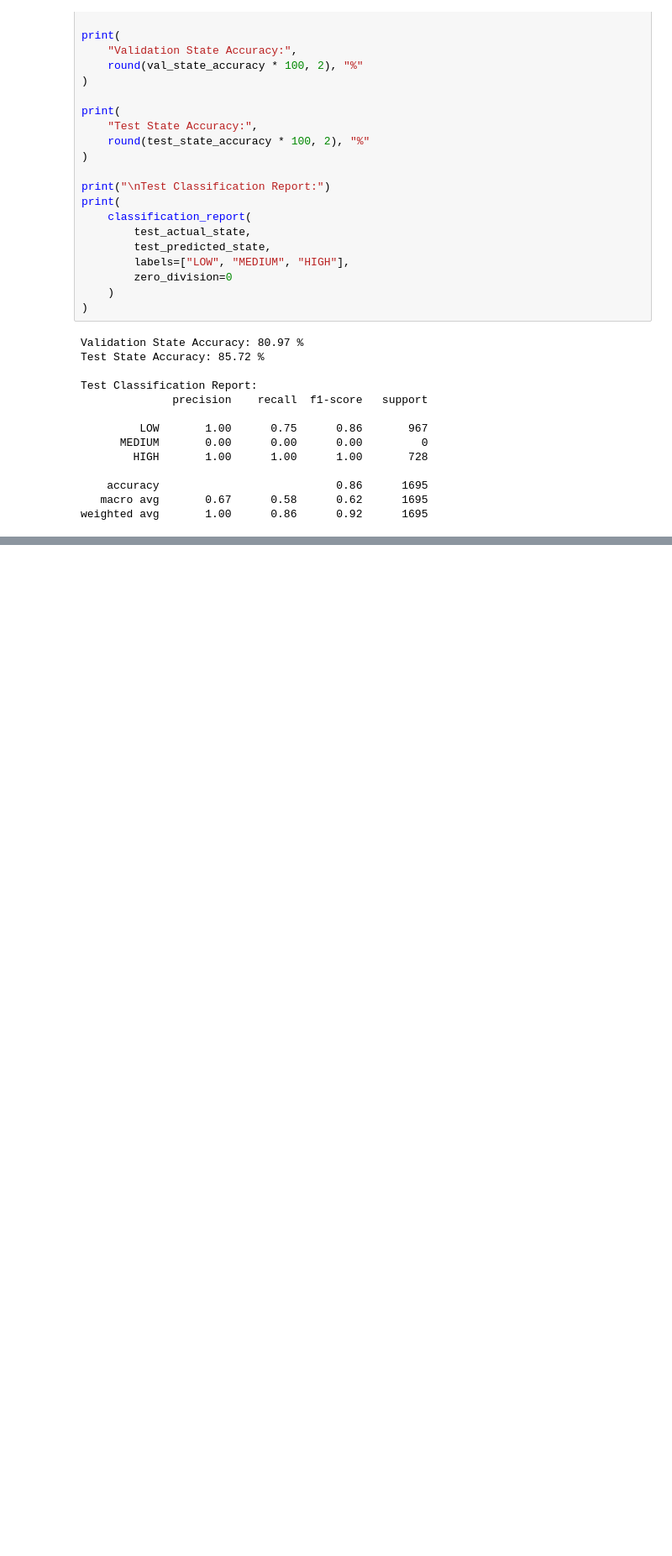
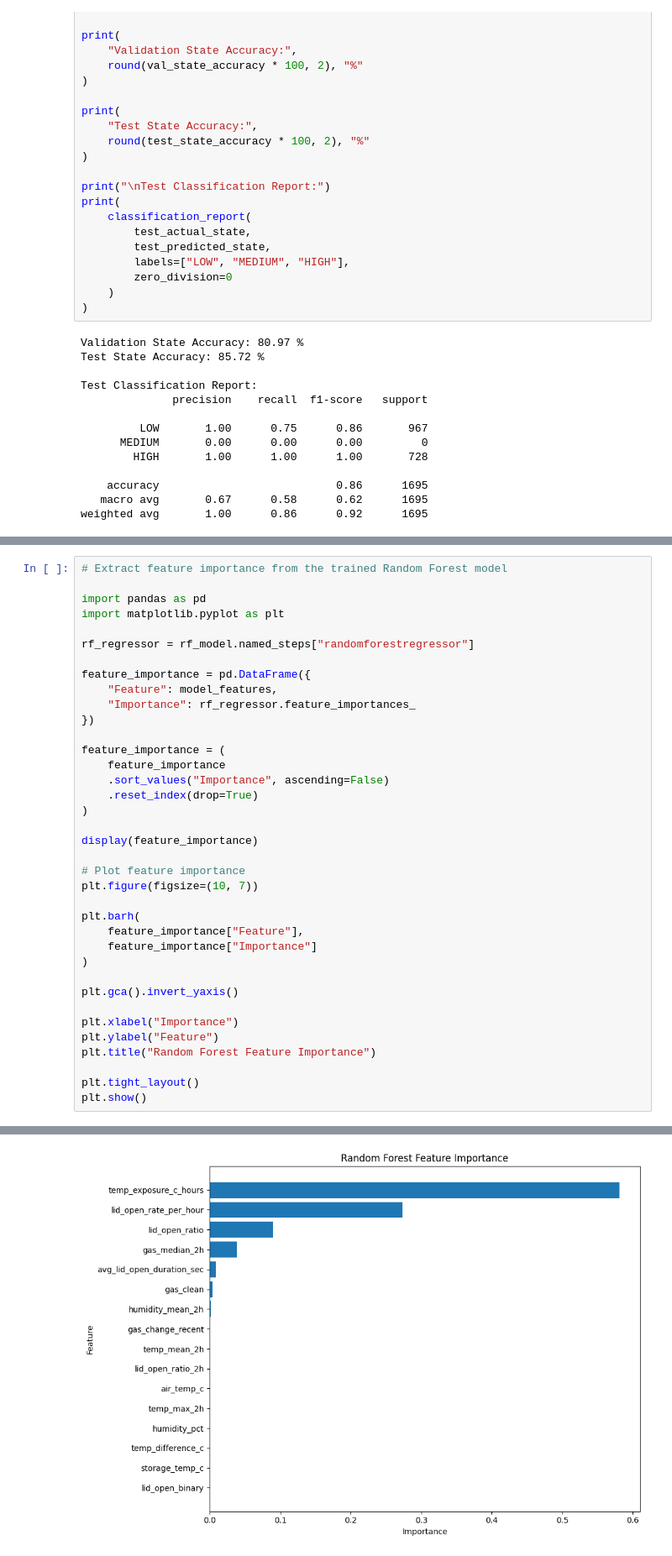
Before and after one commit to Bhagya-Navodyani/Intelligent_Fish_Storage-ML, a Jupyter notebook: notebook/Fish_Storage_ML_Pipeline.ipynb, the cells around one changed output, grey strips where cells are left out. Shown at 84% size. Cells and saved outputs as stored; diff of their text form; blank space fills up the shorter version.

Commit message:
Complete shelf-life prediction model evaluation

```diff
--- a/notebook/Fish_Storage_ML_Pipeline.ipynb
+++ b/notebook/Fish_Storage_ML_Pipeline.ipynb
@@ -865,0 +870,38 @@ weighted avg       1.00      0.86      0.92      1695
+# %%
+# Extract feature importance from the trained Random Forest model
+
+import pandas as pd
+import matplotlib.pyplot as plt
+
+rf_regressor = rf_model.named_steps["randomforestregressor"]
+
+feature_importance = pd.DataFrame({
+    "Feature": model_features,
+    "Importance": rf_regressor.feature_importances_
+})
+
+feature_importance = (
+    feature_importance
+    .sort_values("Importance", ascending=False)
+    .reset_index(drop=True)
+)
+
+display(feature_importance)
+
+# Plot feature importance
+plt.figure(figsize=(10, 7))
+
+plt.barh(
+    feature_importance["Feature"],
+    feature_importance["Importance"]
+)
+
+plt.gca().invert_yaxis()
+
+plt.xlabel("Importance")
+plt.ylabel("Feature")
+plt.title("Random Forest Feature Importance")
+
+plt.tight_layout()
+plt.show()
+# %% [output]
@@ -865,0 +925 @@ weighted avg       1.00      0.86      0.92      1695
+[figure, added]
```
Also changed, not shown: parts of 4 cells of this notebook.
